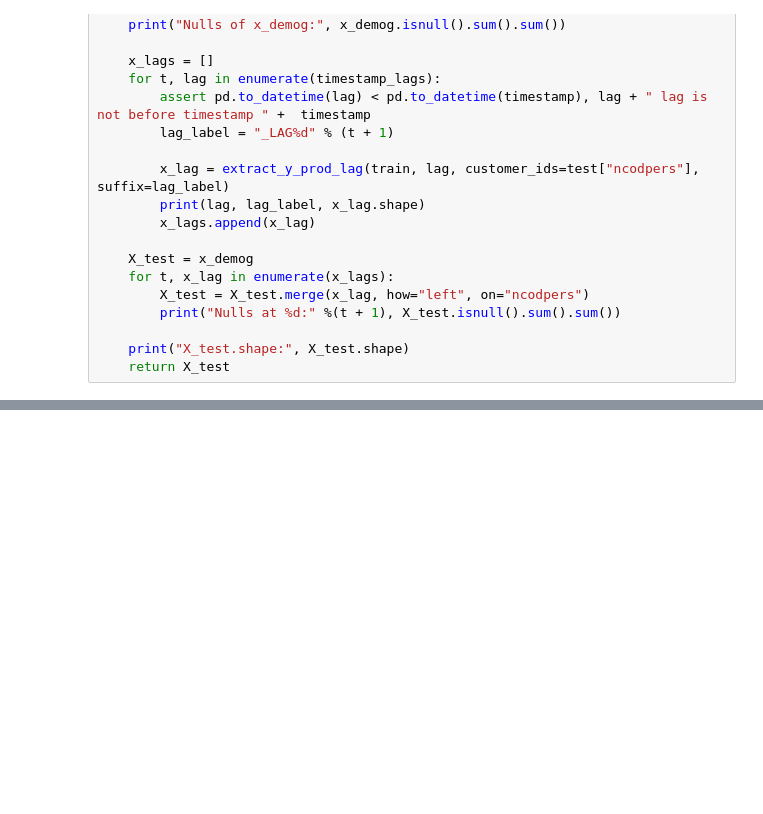
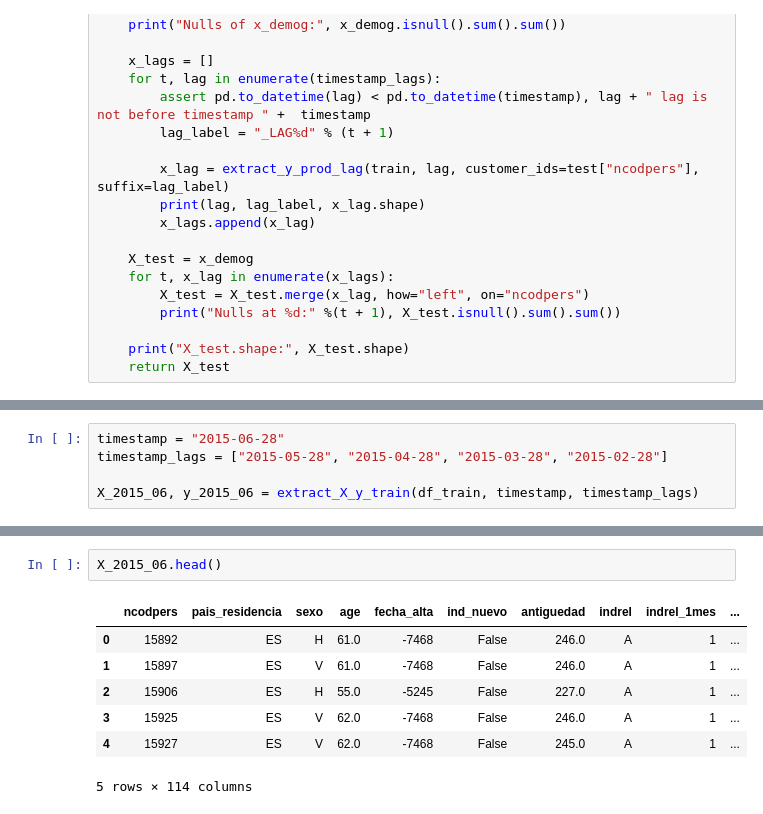
Before and after one commit to nguyentrunghai/Kaggle_projects, a Jupyter notebook: Santander_Product_Recomendation/feature_extraction.ipynb, the cells around one changed output, grey strips where cells are left out. Saved outputs shown, nothing was run; the diff lists cells and outputs as text; blank space fills up the shorter version.

```diff
--- a/Santander_Product_Recomendation/feature_extraction.ipynb
+++ b/Santander_Product_Recomendation/feature_extraction.ipynb
@@ -236,0 +294,5 @@ def extract_X_test(train, test, timestamp, timestamp_lags):
+# %%
+timestamp = "2015-06-28"
+timestamp_lags = ["2015-05-28", "2015-04-28", "2015-03-28", "2015-02-28"]
+
+X_2015_06, y_2015_06 = extract_X_y_train(df_train, timestamp, timestamp_lags)
@@ -236,0 +313,10 @@ def extract_X_test(train, test, timestamp, timestamp_lags):
+# %%
+X_2015_06.head()
+# %% [output]
+|  | ncodpers | pais_residencia | sexo | age | fecha_alta | ind_nuevo | antiguedad | indrel | indrel_1mes | ... |
+| 0 | 15892 | ES | H | 61.0 | -7468 | False | 246.0 | A | 1 | ... |
+| 1 | 15897 | ES | V | 61.0 | -7468 | False | 246.0 | A | 1 | ... |
+| 2 | 15906 | ES | H | 55.0 | -5245 | False | 227.0 | A | 1 | ... |
+| 3 | 15925 | ES | V | 62.0 | -7468 | False | 246.0 | A | 1 | ... |
+| 4 | 15927 | ES | V | 62.0 | -7468 | False | 245.0 | A | 1 | ... |
+5 rows × 114 columns
```
Also changed, not shown: parts of 20 cells of this notebook.
